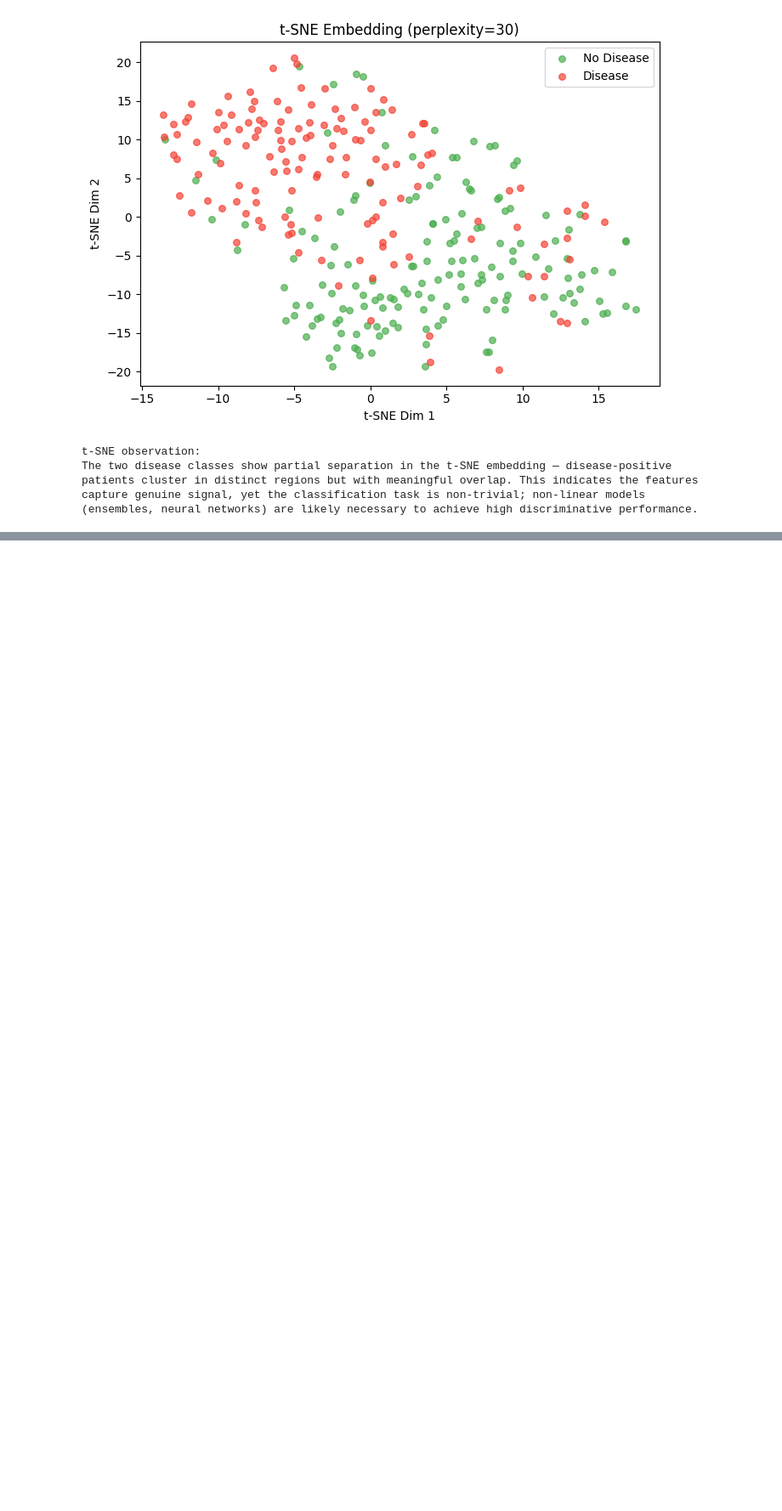
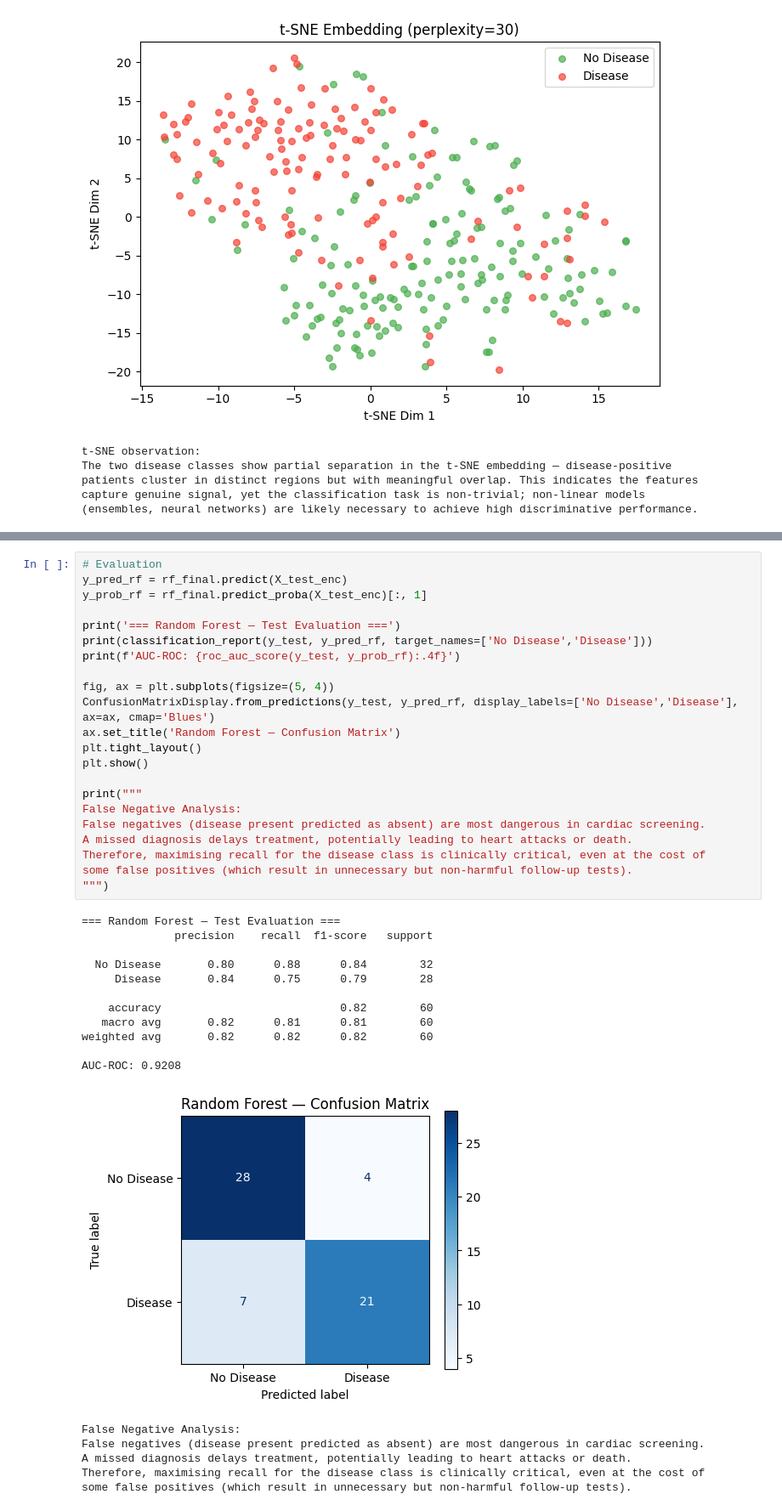
Before and after one commit to Saif1Shahzad/cardioai-heart-disease-prediction, a Jupyter notebook: notebook/i232634_DS-A_Assignment 4_Notebook.ipynb, the cells around one changed output, grey strips where cells are left out. Shown at 85% size. Saved outputs shown, nothing was run; the diff lists cells and outputs as text; blank space fills up the shorter version.

```diff
--- a/notebook/i232634_DS-A_Assignment 4_Notebook.ipynb
+++ b/notebook/i232634_DS-A_Assignment 4_Notebook.ipynb
@@ -524,0 +616,40 @@ capture genuine signal, yet the classification task is non-trivial; non-linear m
+# %%
+# Evaluation
+y_pred_rf = rf_final.predict(X_test_enc)
+y_prob_rf = rf_final.predict_proba(X_test_enc)[:, 1]
+
+print('=== Random Forest — Test Evaluation ===')
+print(classification_report(y_test, y_pred_rf, target_names=['No Disease','Disease']))
+print(f'AUC-ROC: {roc_auc_score(y_test, y_prob_rf):.4f}')
+
+fig, ax = plt.subplots(figsize=(5, 4))
+ConfusionMatrixDisplay.from_predictions(y_test, y_pred_rf, display_labels=['No Disease','Disease'], ax=ax, cmap='Blues')
+ax.set_title('Random Forest — Confusion Matrix')
+plt.tight_layout()
+plt.show()
+
+print("""
+False Negative Analysis:
+False negatives (disease present predicted as absent) are most dangerous in cardiac screening.
+A missed diagnosis delays treatment, potentially leading to heart attacks or death.
+Therefore, maximising recall for the disease class is clinically critical, even at the cost of
+some false positives (which result in unnecessary but non-harmful follow-up tests).
+""")
+# %% [output]
+=== Random Forest — Test Evaluation ===
+              precision    recall  f1-score   support
+
+  No Disease       0.80      0.88      0.84        32
+     Disease       0.84      0.75      0.79        28
+
+    accuracy                           0.82        60
+   macro avg       0.82      0.81      0.81        60
+weighted avg       0.82      0.82      0.82        60
+
+AUC-ROC: 0.9208
+[figure, added]
+False Negative Analysis:
+False negatives (disease present predicted as absent) are most dangerous in cardiac screening.
+A missed diagnosis delays treatment, potentially leading to heart attacks or death.
+Therefore, maximising recall for the disease class is clinically critical, even at the cost of
+some false positives (which result in unnecessary but non-harmful follow-up tests).
```
Also changed, not shown: parts of 13 cells of this notebook.
